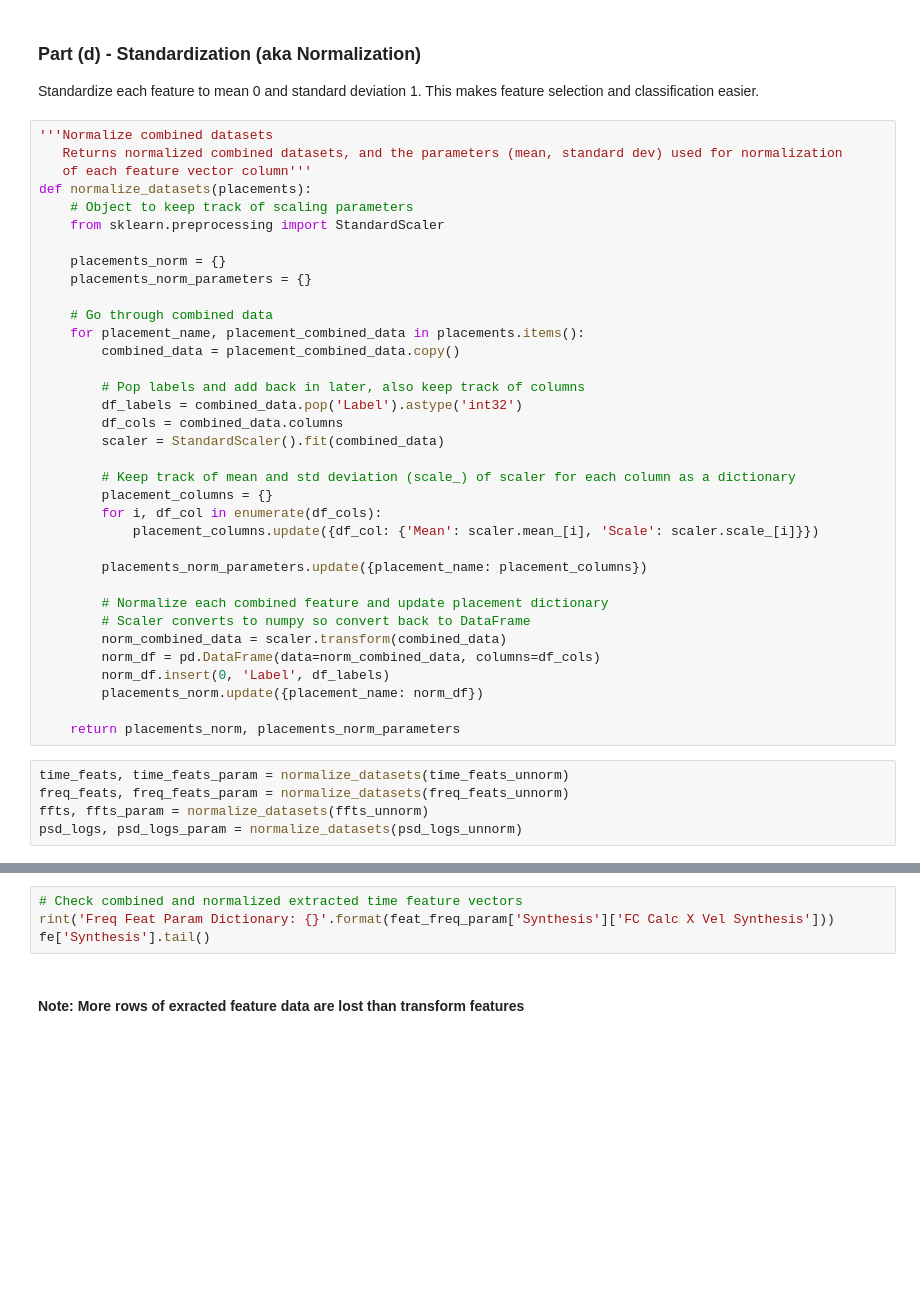
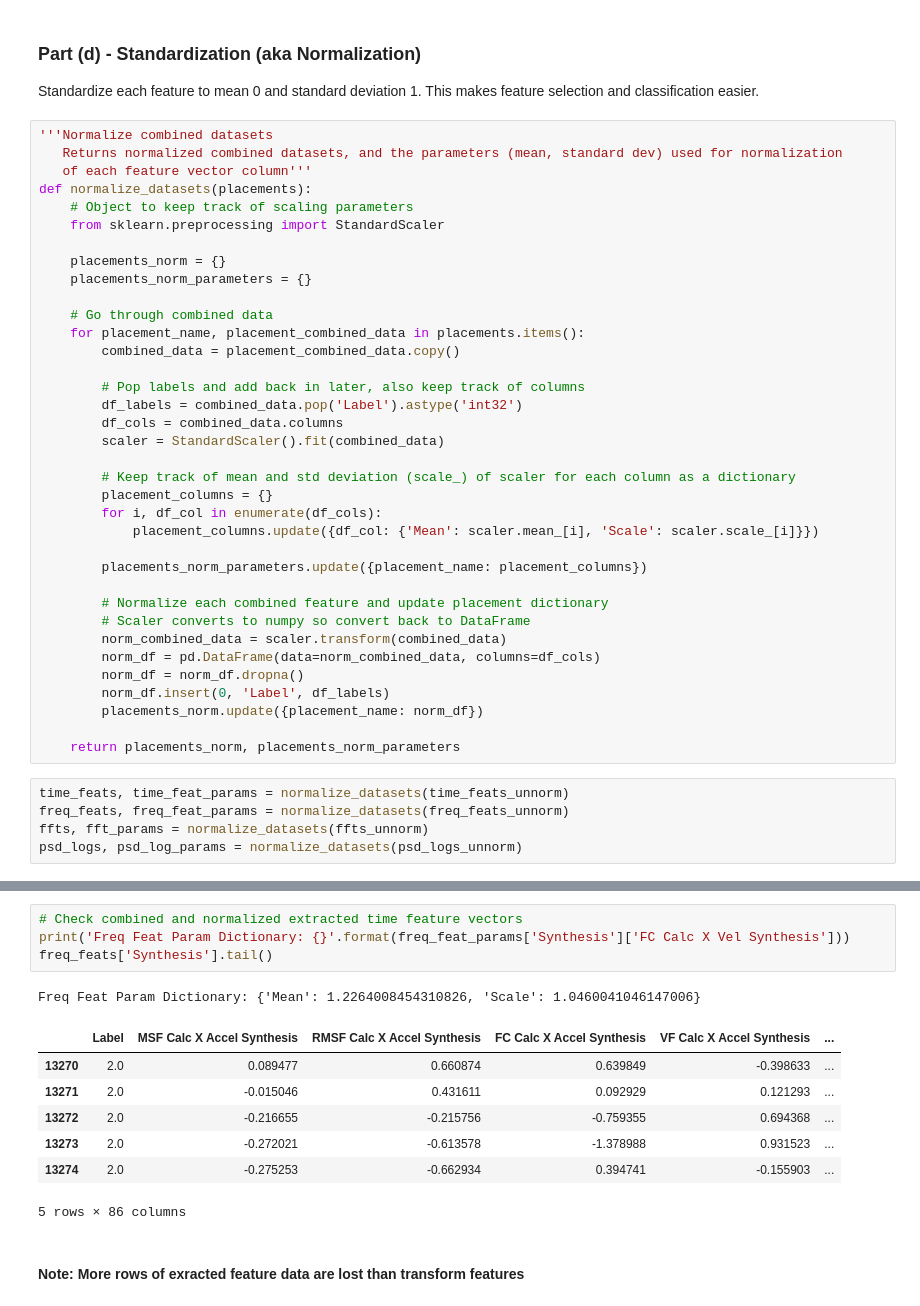
Before and after one commit to KeenanMcConkey/Wheelchair-Terrain-Classification, a Jupyter notebook: TerrainPreprocessing-CombinedManualUserData.ipynb, the cells around one changed output, grey strips where cells are left out. Cells and saved outputs as stored; diff of their text form; blank space fills up the shorter version.

```diff
--- a/TerrainPreprocessing-CombinedManualUserData.ipynb
+++ b/TerrainPreprocessing-CombinedManualUserData.ipynb
@@ -1279,14 +1279,15 @@ def normalize_datasets(placements):
         # Scaler converts to numpy so convert back to DataFrame
         norm_combined_data = scaler.transform(combined_data)
         norm_df = pd.DataFrame(data=norm_combined_data, columns=df_cols)
+        norm_df = norm_df.dropna()
         norm_df.insert(0, 'Label', df_labels)
         placements_norm.update({placement_name: norm_df})
 
     return placements_norm, placements_norm_parameters
 # %%
-time_feats, time_feats_param = normalize_datasets(time_feats_unnorm)
-freq_feats, freq_feats_param = normalize_datasets(freq_feats_unnorm)
-ffts, ffts_param = normalize_datasets(ffts_unnorm)
-psd_logs, psd_logs_param = normalize_datasets(psd_logs_unnorm)
+time_feats, time_feat_params = normalize_datasets(time_feats_unnorm)
+freq_feats, freq_feat_params = normalize_datasets(freq_feats_unnorm)
+ffts, fft_params = normalize_datasets(ffts_unnorm)
+psd_logs, psd_log_params = normalize_datasets(psd_logs_unnorm)
 # %%
 # Check combined and normalized extracted time feature vectors
@@ -1295,7 +1305,16 @@ time_feats['Synthesis'].tail()
 # %%
 # Check combined and normalized extracted time feature vectors
-rint('Freq Feat Param Dictionary: {}'.format(feat_freq_param['Synthesis']['FC Calc X Vel Synthesis']))
-fe['Synthesis'].tail()
+print('Freq Feat Param Dictionary: {}'.format(freq_feat_params['Synthesis']['FC Calc X Vel Synthesis']))
+freq_feats['Synthesis'].tail()
+# %% [output]
+Freq Feat Param Dictionary: {'Mean': 1.2264008454310826, 'Scale': 1.0460041046147006}
+|  | Label | MSF Calc X Accel Synthesis | RMSF Calc X Accel Synthesis | FC Calc X Accel Synthesis | VF Calc X Accel Synthesis | ... |
+| 13270 | 2.0 | 0.089477 | 0.660874 | 0.639849 | -0.398633 | ... |
+| 13271 | 2.0 | -0.015046 | 0.431611 | 0.092929 | 0.121293 | ... |
+| 13272 | 2.0 | -0.216655 | -0.215756 | -0.759355 | 0.694368 | ... |
+| 13273 | 2.0 | -0.272021 | -0.613578 | -1.378988 | 0.931523 | ... |
+| 13274 | 2.0 | -0.275253 | -0.662934 | 0.394741 | -0.155903 | ... |
+5 rows × 86 columns
 # %% [markdown]
 #### Note: More rows of exracted feature data are lost than transform features
 # %%
```
Also changed, not shown: parts of 6 cells of this notebook, 7 other files.
